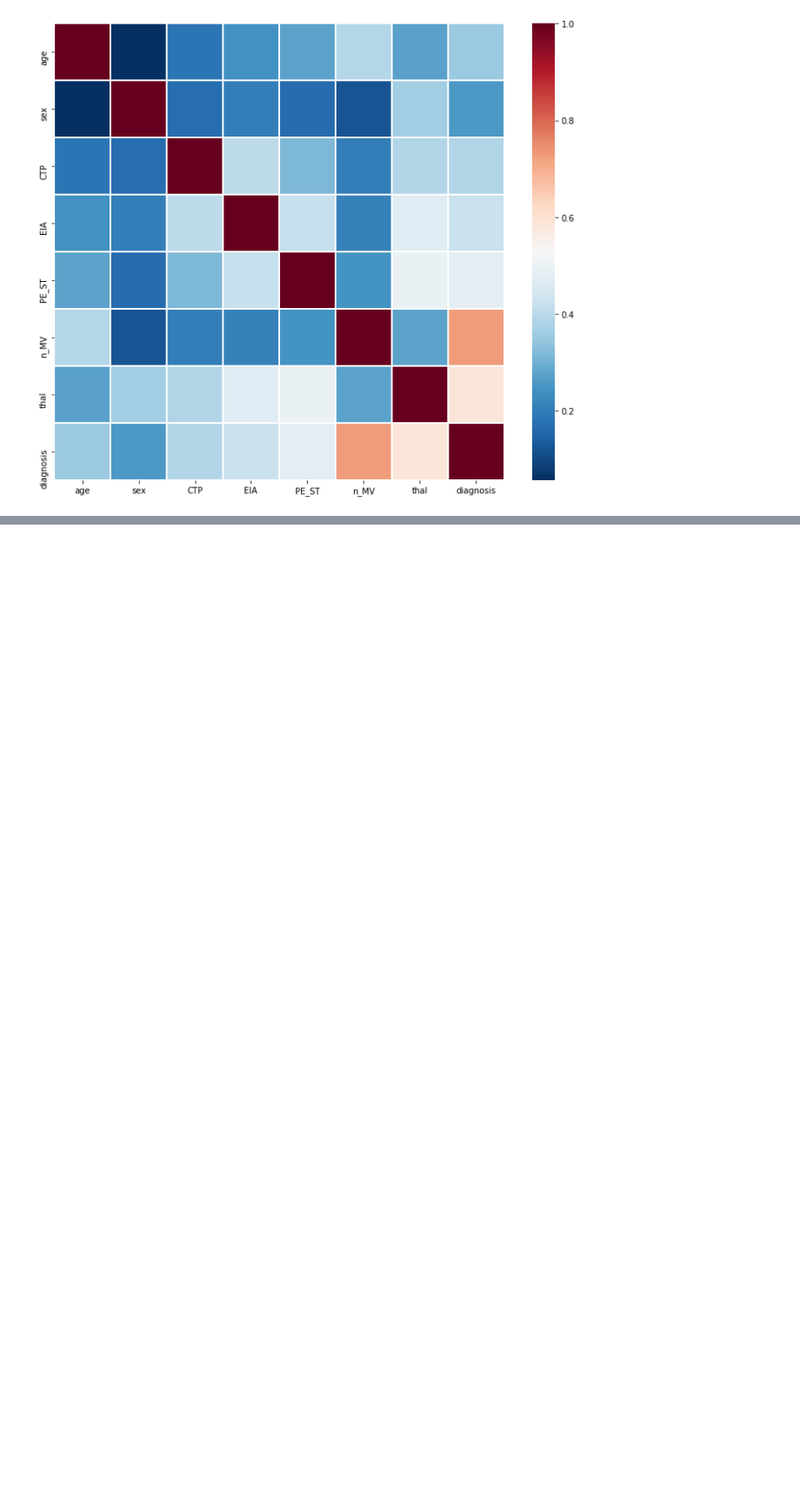
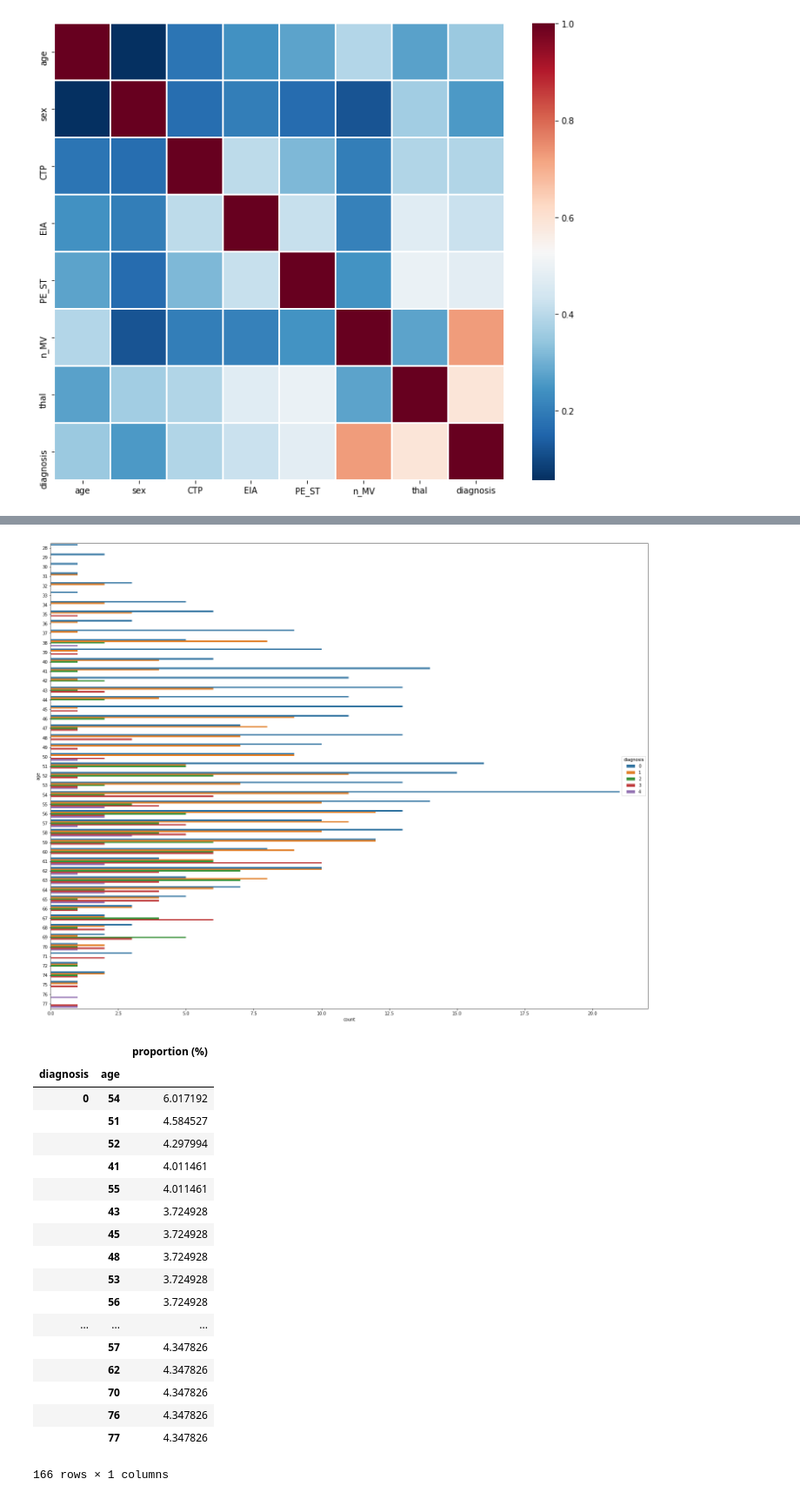
Before and after one commit to AgeMagi/Tubes2-AI, a Jupyter notebook: 13516079.ipynb, the cells around one changed output, grey strips where cells are left out. Shown at 87% size. Saved outputs shown, nothing was run; the diff lists cells and outputs as text; code cells hidden in the pictures; blank space fills up the shorter version.

```diff
--- a/13516079.ipynb
+++ b/13516079.ipynb
@@ -18,7 +18,7 @@ from sklearn.metrics import classification_report
 import itertools
 # %%
 # Path menuju file dataset training
-file_path = 'Tubes II AI/tubes2_HeartDisease_train.csv'
+file_path = 'Tubes2-AI/tubes2_HeartDisease_train.csv'
 
 # Header kolom
 headers = ['age', 'sex', 'CTP', 'RBP','SC', 'FBS','rECG', 'MHR', 'EIA','STDI','PE_ST', 'n_MV','thal', 'diagnosis']
@@ -713 +639,33 @@ Confusion matrix:
 ... (9 outputs left out)
+# %%
+# Menampilkan grafik distribusi
+plt.figure(figsize = (25,20))
+sns.countplot(y='age', hue='diagnosis', data=train_dataset)
+plt.show()
+
+# Menampilkan tabel proporsi
+diagnosis_group = train_dataset.groupby(['diagnosis'])
+proportion = diagnosis_group.age.value_counts(normalize=True) * 100
+proportion.name = 'proportion (%)'
+display(pd.Series.to_frame(proportion))
+# %% [output]
+[figure, added]
+|  |  | proportion (%) |
+| diagnosis | age |  |
+| 0 | 54 | 6.017192 |
+|  | 51 | 4.584527 |
+|  | 52 | 4.297994 |
+|  | 41 | 4.011461 |
+|  | 55 | 4.011461 |
+|  | 43 | 3.724928 |
+|  | 45 | 3.724928 |
+|  | 48 | 3.724928 |
+|  | 53 | 3.724928 |
+|  | 56 | 3.724928 |
+| ... | ... | ... |
+|  | 57 | 4.347826 |
+|  | 62 | 4.347826 |
+|  | 70 | 4.347826 |
+|  | 76 | 4.347826 |
+|  | 77 | 4.347826 |
+166 rows × 1 columns
```
Also changed, not shown: parts of 38 cells of this notebook, 1 other file.
